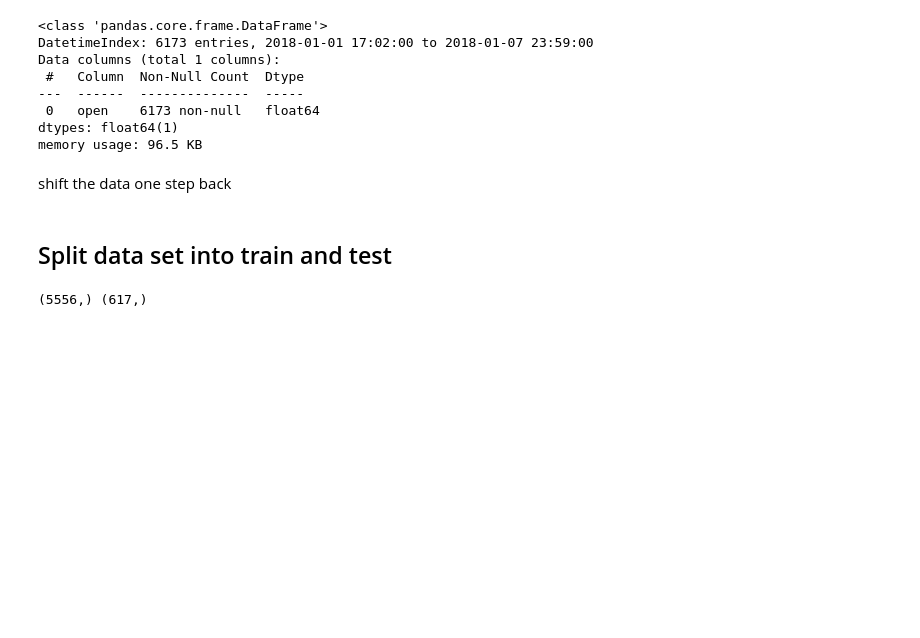
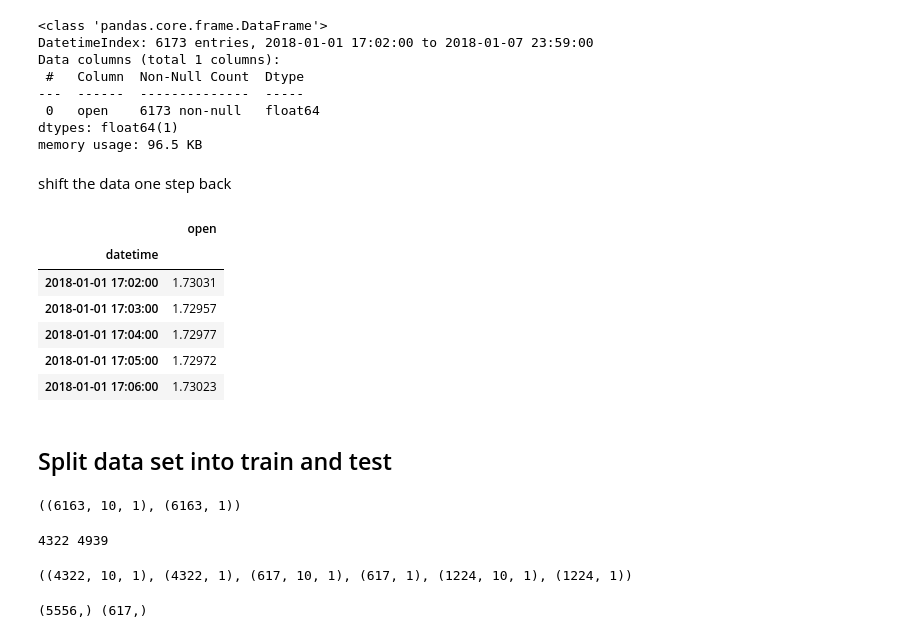
Before and after one commit to Gardenialover/S4-Project, a Jupyter notebook: notebooks/S4_Project.ipynb, the cells around one changed output. Drawn from its saved outputs; the diff is of its cells as text; code cells hidden in the pictures; blank space fills up the shorter version.

Commit message:
train test split updated

```diff
--- a/notebooks/S4_Project.ipynb
+++ b/notebooks/S4_Project.ipynb
@@ -115,5 +115,3 @@ Data columns (total 1 columns):
  0   open    6173 non-null   float64
 dtypes: float64(1)
 memory usage: 96.5 KB
-# %% [markdown]
-shift the data one step back
@@ -141,0 +118,2 @@ shift the data one step back
+# %% [markdown]
+shift the data one step back
@@ -142,2 +142,12 @@ shift the data one step back
+# %%
+forex_df.head()
+# %% [output]
+|  | open |
+| datetime |  |
+| 2018-01-01 17:02:00 | 1.73031 |
+| 2018-01-01 17:03:00 | 1.72957 |
+| 2018-01-01 17:04:00 | 1.72977 |
+| 2018-01-01 17:05:00 | 1.72972 |
+| 2018-01-01 17:06:00 | 1.73023 |
 # %% [markdown]
 ## Split data set into train and test
@@ -143,0 +164,19 @@ shift the data one step back
+# %%
+WINDOW_SIZE = 10
+X1,y1 = df_to_X_y(forex_df, WINDOW_SIZE)
+X1.shape, y1.shape
+# %% [output]
+((6163, 10, 1), (6163, 1))
+# %%
+idx1 = math.ceil(len(forex_df)*0.7)
+idx2 =math.ceil(len(forex_df)*0.8)
+print( idx1, idx2)
+# %% [output]
+4322 4939
+# %%
+X_train, y_train = X1[:idx1], y1[:idx1]
+X_val, y_val = X1[idx1:idx2],y1[idx1:idx2]
+X_test, y_test = X1[idx2:],y1[idx2:]
+X_train.shape, y_train.shape, X_val.shape, y_val.shape, X_test.shape, y_test.shape
+# %% [output]
+((4322, 10, 1), (4322, 1), (617, 10, 1), (617, 1), (1224, 10, 1), (1224, 1))
```
Also changed, not shown: parts of 21 cells of this notebook.
